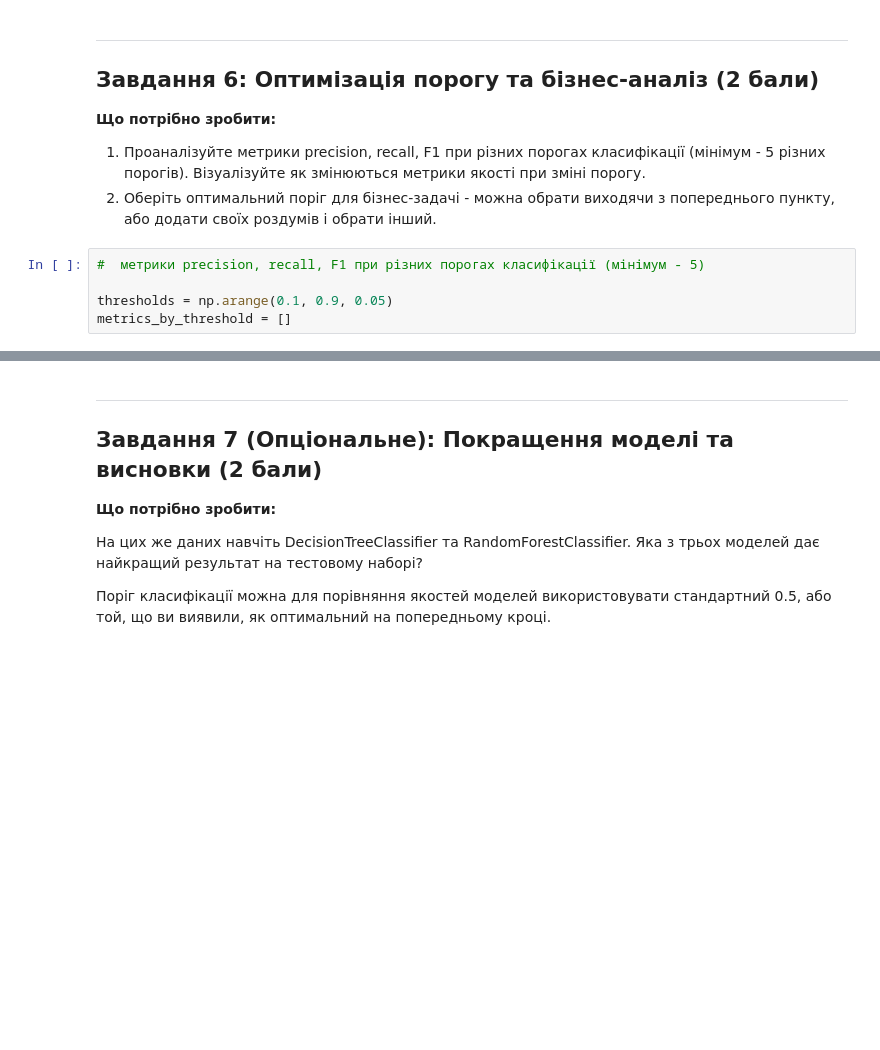
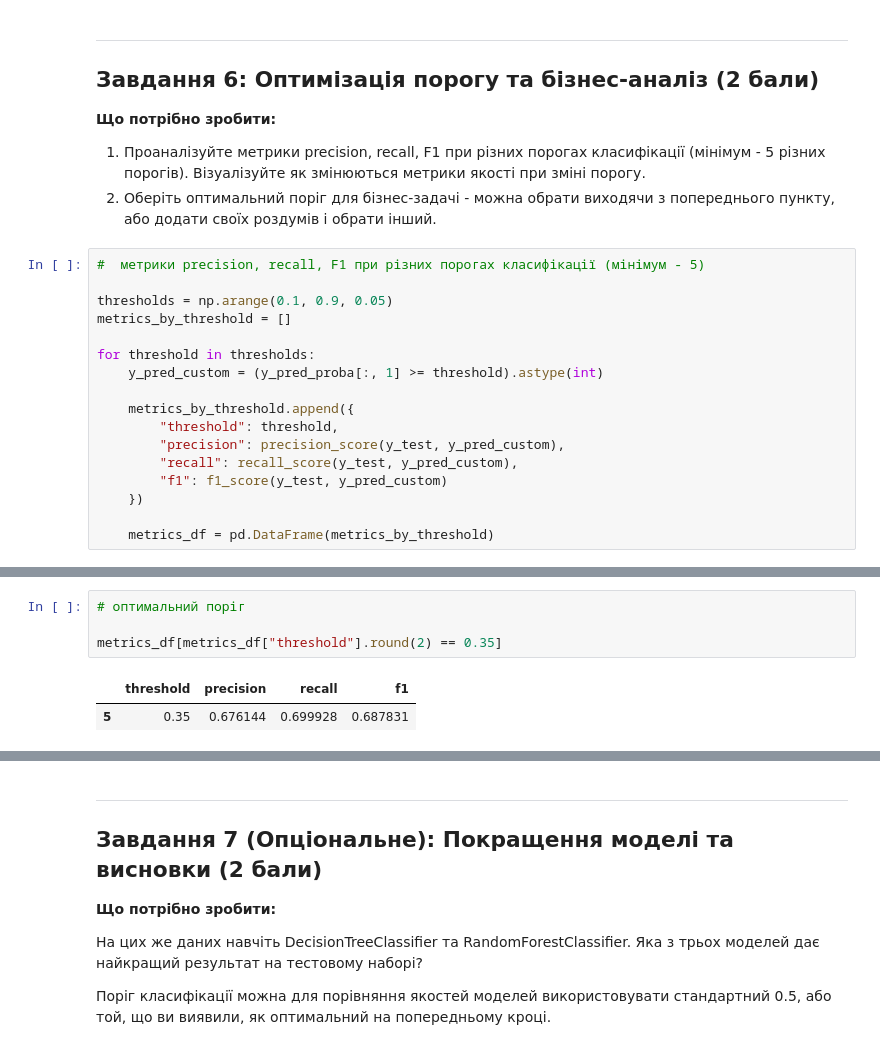
Before and after one commit to OlenaBabko/DataAnalytics_DataLovesAcademy, a Jupyter notebook: modul_16_Machine Learning Fundamentals for Data Analysts/hw/HW_16_2_Credit_risk_forecasting.ipynb, the cells around one changed output, grey strips where cells are left out. Saved outputs shown, nothing was run; the diff lists cells and outputs as text; blank space fills up the shorter version.

```diff
--- a/modul_16_Machine Learning Fundamentals for Data Analysts/hw/HW_16_2_Credit_risk_forecasting.ipynb
+++ b/modul_16_Machine Learning Fundamentals for Data Analysts/hw/HW_16_2_Credit_risk_forecasting.ipynb
@@ -577,3 +585,15 @@ loan_percent_income, loan_grade_D , loan_amnt,	loan_grade_E,	person_home_ownersh
 
 thresholds = np.arange(0.1, 0.9, 0.05)
 metrics_by_threshold = []
+
+for threshold in thresholds:
+    y_pred_custom = (y_pred_proba[:, 1] >= threshold).astype(int)
+
+    metrics_by_threshold.append({
+        "threshold": threshold,
+        "precision": precision_score(y_test, y_pred_custom),
+        "recall": recall_score(y_test, y_pred_custom),
+        "f1": f1_score(y_test, y_pred_custom)
+    })
+
+    metrics_df = pd.DataFrame(metrics_by_threshold)
@@ -579,0 +612,7 @@ metrics_by_threshold = []
+# %%
+# оптимальний поріг
+
+metrics_df[metrics_df["threshold"].round(2) == 0.35]
+# %% [output]
+|  | threshold | precision | recall | f1 |
+| 5 | 0.35 | 0.676144 | 0.699928 | 0.687831 |
```
Also changed, not shown: parts of 5 cells of this notebook.
